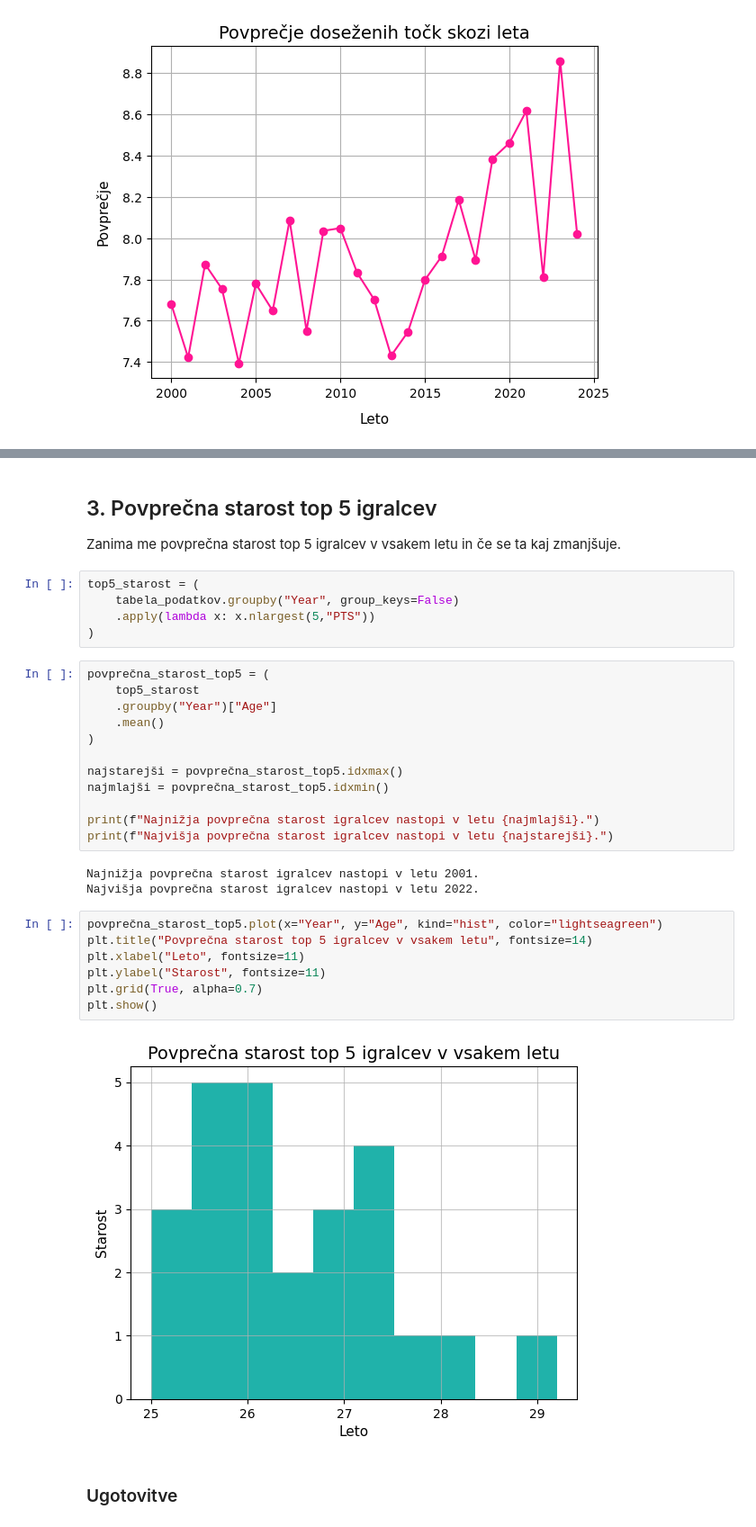
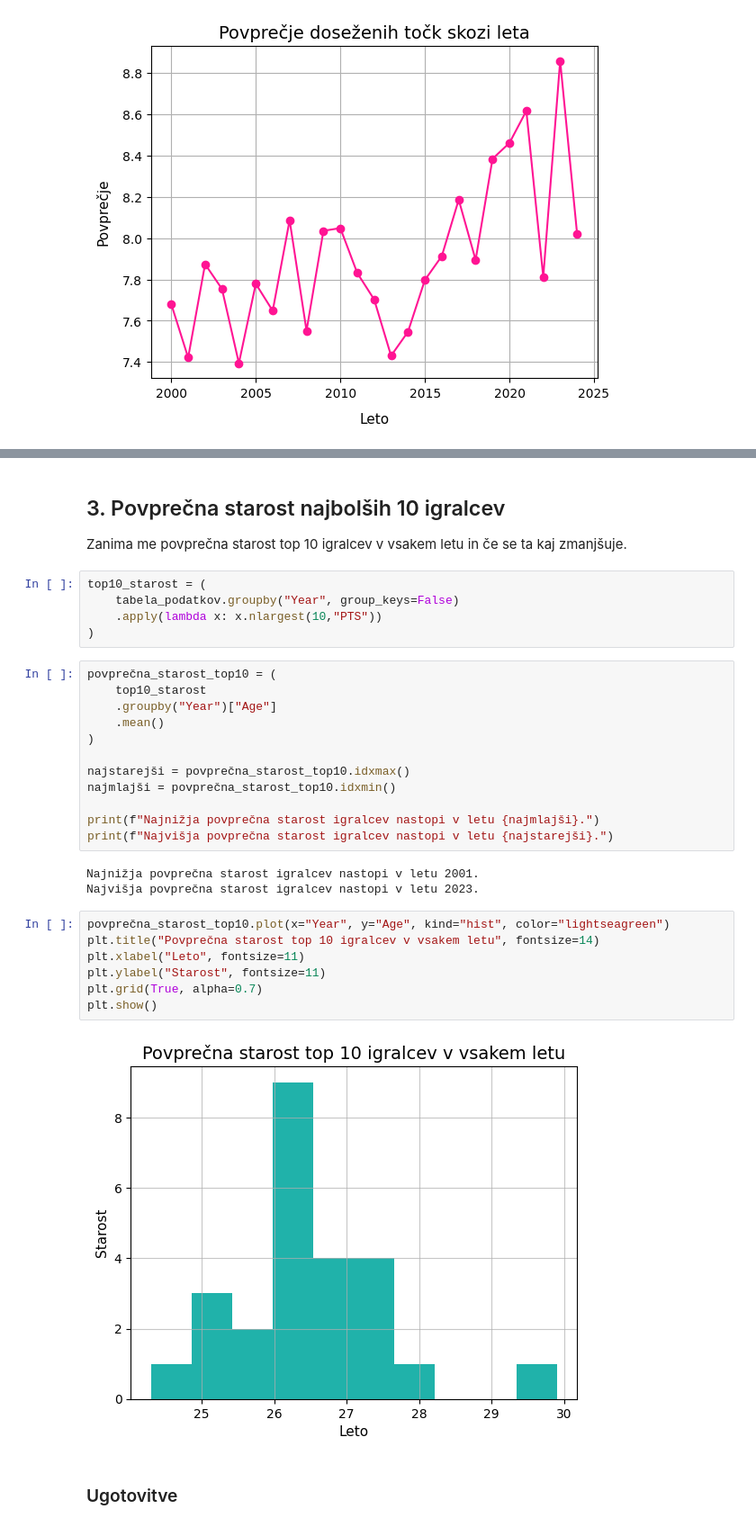
Before and after one commit to neza111/Projektna-naloga-UVP, a Jupyter notebook: analiza_podatkov.ipynb, the cells around one changed output, grey strips where cells are left out. Shown: that part at 90% size. Drawn from its saved outputs; the diff is of its cells as text.

```diff
--- a/analiza_podatkov.ipynb
+++ b/analiza_podatkov.ipynb
@@ -106,37 +106,37 @@ Tu lahko opazimo bistveno večje nihanje v zadnjih petih letih kot pri prvem gra
 Ugotovila sem, da ti dve povprečji ne nihata vedno sorazmerno, torej ne vplivata druga na drugo v takšnem pomeni kot sem mislila.
 # %% [markdown]
-## 3. Povprečna starost top 5 igralcev
+## 3. Povprečna starost najbolših 10 igralcev
 
-Zanima me povprečna starost top 5 igralcev v vsakem letu in če se ta kaj zmanjšuje.
+Zanima me povprečna starost top 10 igralcev v vsakem letu in če se ta kaj zmanjšuje.
 # %%
-top5_starost = (
+top10_starost = (
     tabela_podatkov.groupby("Year", group_keys=False)
-    .apply(lambda x: x.nlargest(5,"PTS"))
+    .apply(lambda x: x.nlargest(10,"PTS"))
 )
 # %%
-povprečna_starost_top5 = (
-    top5_starost
+povprečna_starost_top10 = (
+    top10_starost
     .groupby("Year")["Age"]
     .mean()
 )
 
-najstarejši = povprečna_starost_top5.idxmax()
-najmlajši = povprečna_starost_top5.idxmin()
+najstarejši = povprečna_starost_top10.idxmax()
+najmlajši = povprečna_starost_top10.idxmin()
 
 print(f"Najnižja povprečna starost igralcev nastopi v letu {najmlajši}.")
 print(f"Najvišja povprečna starost igralcev nastopi v letu {najstarejši}.")
 # %% [output]
 Najnižja povprečna starost igralcev nastopi v letu 2001.
-Najvišja povprečna starost igralcev nastopi v letu 2022.
+Najvišja povprečna starost igralcev nastopi v letu 2023.
 # %%
-povprečna_starost_top5.plot(x="Year", y="Age", kind="hist", color="lightseagreen")
-plt.title("Povprečna starost top 5 igralcev v vsakem letu", fontsize=14)
+povprečna_starost_top10.plot(x="Year", y="Age", kind="hist", color="lightseagreen")
+plt.title("Povprečna starost top 10 igralcev v vsakem letu", fontsize=14)
 plt.xlabel("Leto", fontsize=11)
 plt.ylabel("Starost", fontsize=11)
 plt.grid(True, alpha=0.7)
 plt.show()
 # %% [output]
-[figure, old version]
+[figure, new version]
 # %% [markdown]
 ### Ugotovitve
 # %% [markdown]
```
Also changed, not shown: parts of 7 cells of this notebook, 1 other file.
